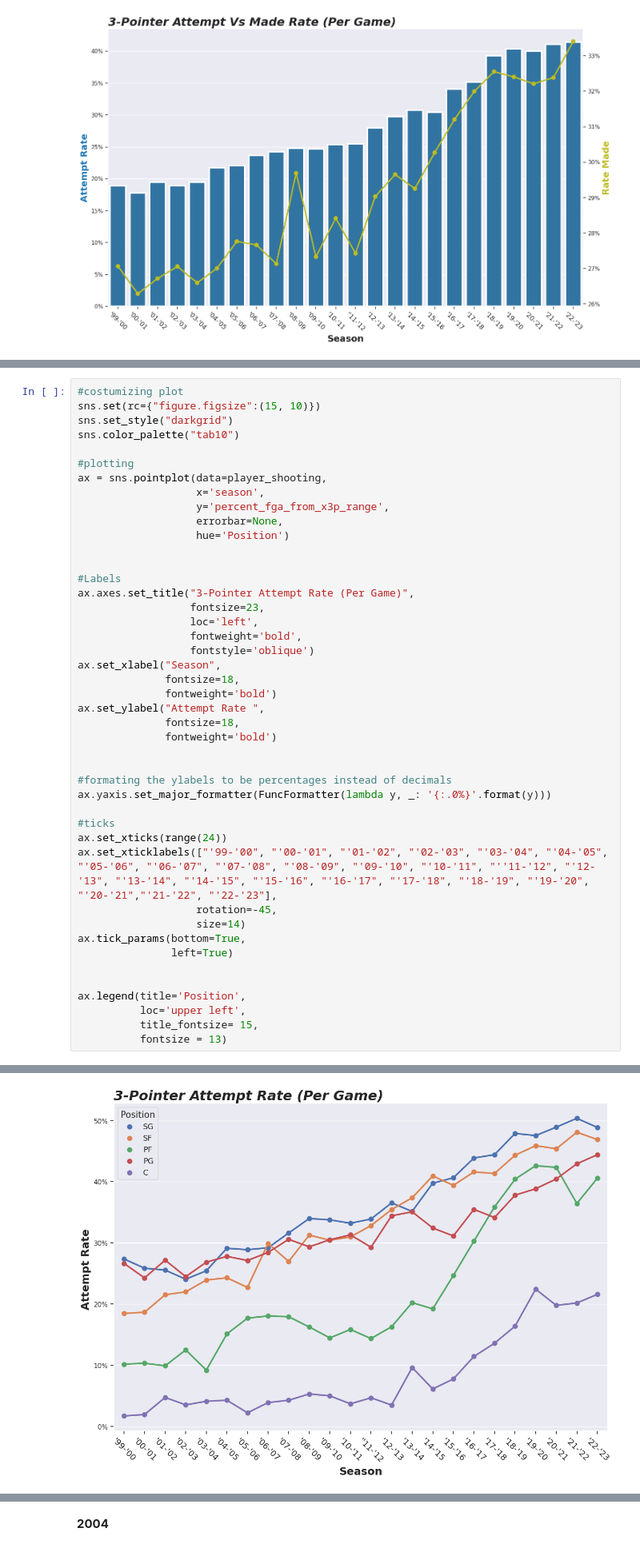
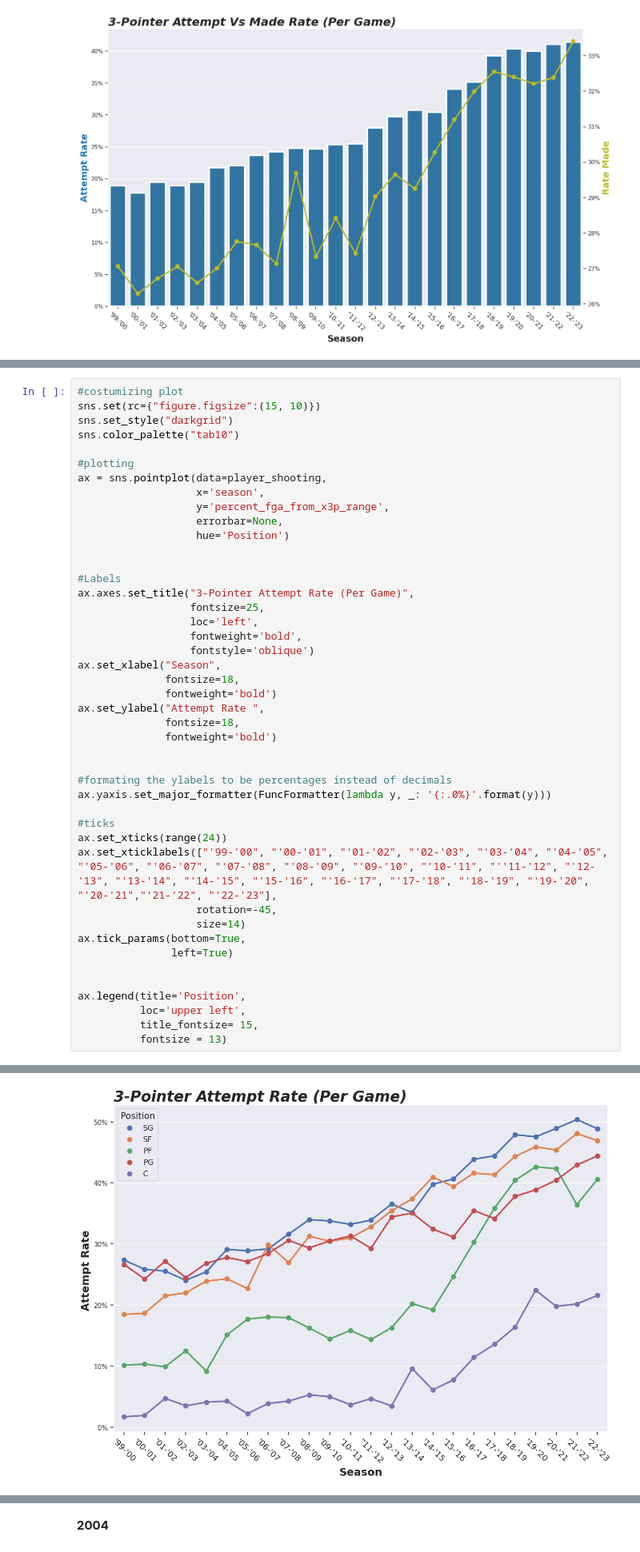
Before and after one commit to RafaelJMinaya/NBA-3Point-Shooting-Analysis, a Jupyter notebook: nba-3-point-shooting-evolution.ipynb, the cells around one changed output, grey strips where cells are left out. Shown at 80% size. Drawn from its saved outputs; the diff is of its cells as text.

```diff
--- a/nba-3-point-shooting-evolution.ipynb
+++ b/nba-3-point-shooting-evolution.ipynb
@@ -345,37 +351,37 @@ ax = sns.pointplot(data=player_shooting,
 
 #Labels
 ax.axes.set_title("3-Pointer Attempt Rate (Per Game)",
-                  fontsize=23,
+                  fontsize=25,
                   loc='left',
                   fontweight='bold',
                   fontstyle='oblique')
 ax.set_xlabel("Season",
               fontsize=18,
               fontweight='bold')
 ax.set_ylabel("Attempt Rate ",
               fontsize=18,
               fontweight='bold')
 
 
 #formating the ylabels to be percentages instead of decimals
 ax.yaxis.set_major_formatter(FuncFormatter(lambda y, _: '{:.0%}'.format(y)))
 
 #ticks
 ax.set_xticks(range(24))
 ax.set_xticklabels(["'99-'00", "'00-'01", "'01-'02", "'02-'03", "'03-'04", "'04-'05", "'05-'06", "'06-'07", "'07-'08", "'08-'09", "'09-'10", "'10-'11", "''11-'12", "'12-'13", "'13-'14", "'14-'15", "'15-'16", "'16-'17", "'17-'18", "'18-'19", "'19-'20", "'20-'21","'21-'22", "'22-'23"],
                    rotation=-45,
                    size=14)
 ax.tick_params(bottom=True,
                left=True)
 
 
 ax.legend(title='Position',
           loc='upper left',
           title_fontsize= 15,
           fontsize = 13)
 # %% [output]
 <matplotlib.legend.Legend at 0x...>
-[figure, old version]
+[figure, new version]
 # %% [markdown]
 Initially at the start of the milenia we see the 3 positions with most long range shooting proficiency **(see next graph)** Point Guards (PG), Shooting Guards (SG), and Small Forwards (SF) maintain high rates of 3-Point attempts ranging from about 20% to 30% per game. The two remaining positions, Centers (C) and Power Forwards (PF), start the millenia shooting a incrediably low rate of 3s with PFs shooting them at a rate of about 10% per game and Cs closer to 2%.
 
```
Also changed, not shown: parts of 25 cells of this notebook.
